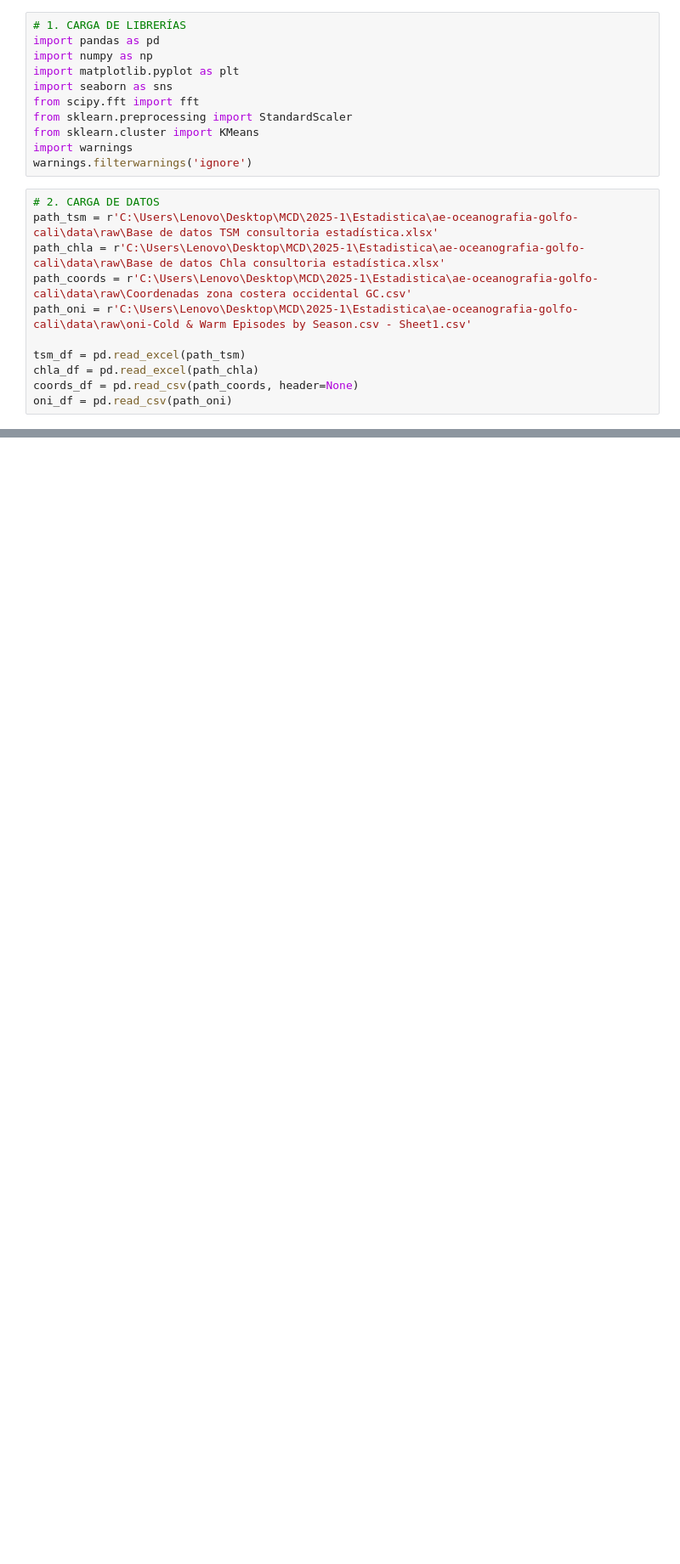
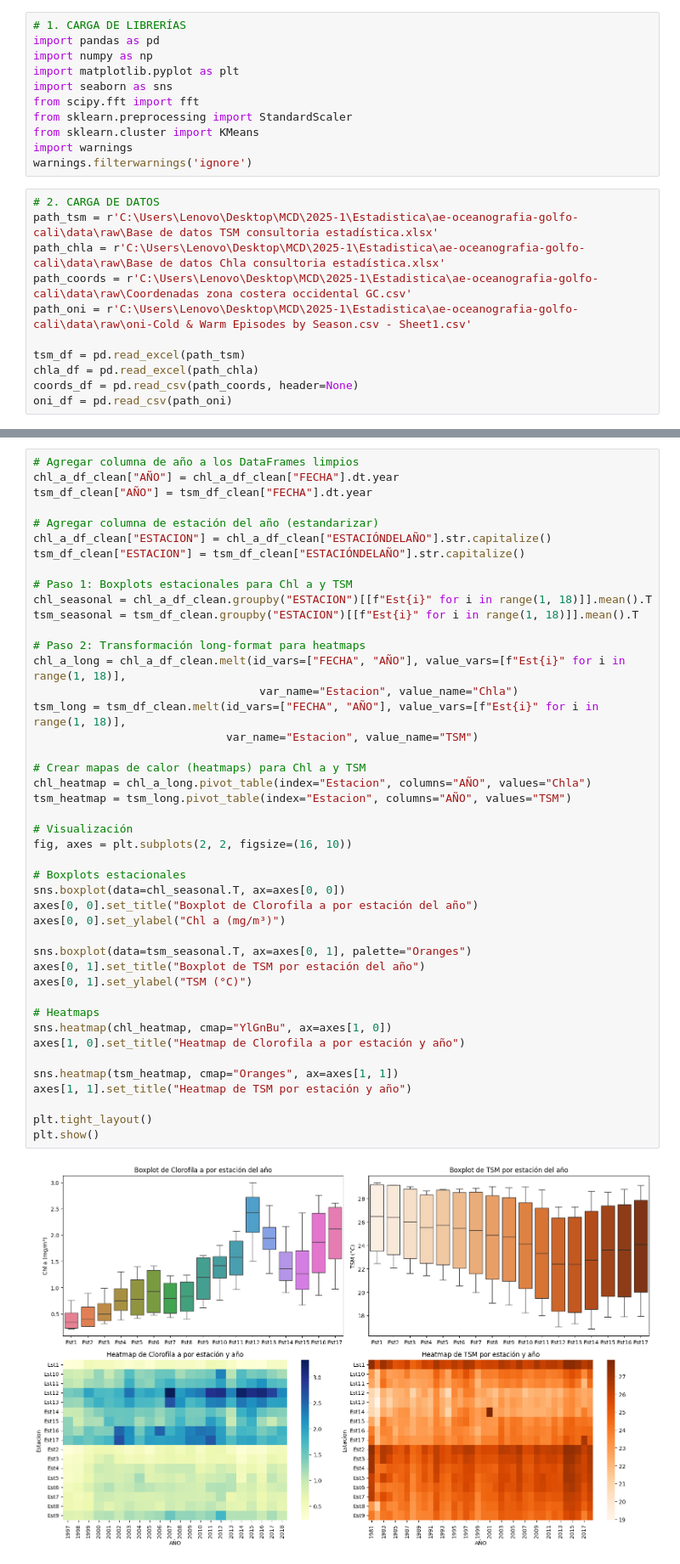
Before and after one commit to tukey-stans/ae-oceanografia-golfo-cali, a Jupyter notebook: notebooks/AABR/AABR_Clustering.ipynb, the cells around one changed output, grey strips where cells are left out. Shown at 85% size. Saved outputs shown, nothing was run; the diff lists cells and outputs as text; blank space fills up the shorter version.

```diff
--- a/notebooks/AABR/AABR_Clustering.ipynb
+++ b/notebooks/AABR/AABR_Clustering.ipynb
@@ -168,0 +108,46 @@ plt.show()
+# %%
+# Agregar columna de año a los DataFrames limpios
+chl_a_df_clean["AÑO"] = chl_a_df_clean["FECHA"].dt.year
+tsm_df_clean["AÑO"] = tsm_df_clean["FECHA"].dt.year
+
+# Agregar columna de estación del año (estandarizar)
+chl_a_df_clean["ESTACION"] = chl_a_df_clean["ESTACIÓNDELAÑO"].str.capitalize()
+tsm_df_clean["ESTACION"] = tsm_df_clean["ESTACIÓNDELAÑO"].str.capitalize()
+
+# Paso 1: Boxplots estacionales para Chl a y TSM
+chl_seasonal = chl_a_df_clean.groupby("ESTACION")[[f"Est{i}" for i in range(1, 18)]].mean().T
+tsm_seasonal = tsm_df_clean.groupby("ESTACION")[[f"Est{i}" for i in range(1, 18)]].mean().T
+
+# Paso 2: Transformación long-format para heatmaps
+chl_a_long = chl_a_df_clean.melt(id_vars=["FECHA", "AÑO"], value_vars=[f"Est{i}" for i in range(1, 18)],
+                                  var_name="Estacion", value_name="Chla")
+tsm_long = tsm_df_clean.melt(id_vars=["FECHA", "AÑO"], value_vars=[f"Est{i}" for i in range(1, 18)],
+                             var_name="Estacion", value_name="TSM")
+
+# Crear mapas de calor (heatmaps) para Chl a y TSM
+chl_heatmap = chl_a_long.pivot_table(index="Estacion", columns="AÑO", values="Chla")
+tsm_heatmap = tsm_long.pivot_table(index="Estacion", columns="AÑO", values="TSM")
+
+# Visualización
+fig, axes = plt.subplots(2, 2, figsize=(16, 10))
+
+# Boxplots estacionales
+sns.boxplot(data=chl_seasonal.T, ax=axes[0, 0])
+axes[0, 0].set_title("Boxplot de Clorofila a por estación del año")
+axes[0, 0].set_ylabel("Chl a (mg/m³)")
+
+sns.boxplot(data=tsm_seasonal.T, ax=axes[0, 1], palette="Oranges")
+axes[0, 1].set_title("Boxplot de TSM por estación del año")
+axes[0, 1].set_ylabel("TSM (°C)")
+
+# Heatmaps
+sns.heatmap(chl_heatmap, cmap="YlGnBu", ax=axes[1, 0])
+axes[1, 0].set_title("Heatmap de Clorofila a por estación y año")
+
+sns.heatmap(tsm_heatmap, cmap="Oranges", ax=axes[1, 1])
+axes[1, 1].set_title("Heatmap de TSM por estación y año")
+
+plt.tight_layout()
+plt.show()
+# %% [output]
+[figure, added]
```
Also changed, not shown: parts of 19 cells of this notebook.
